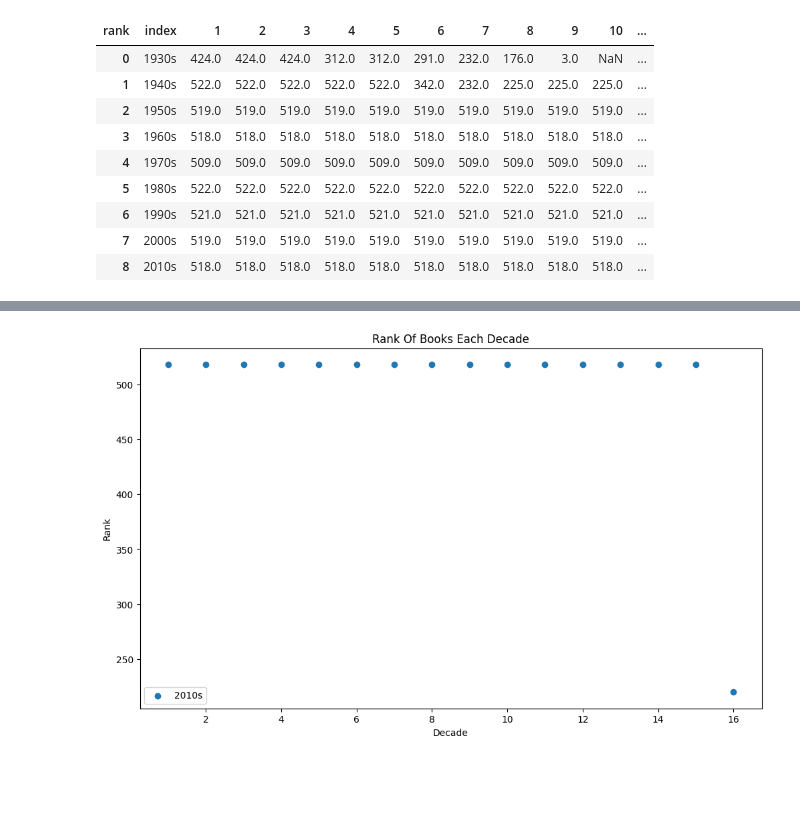
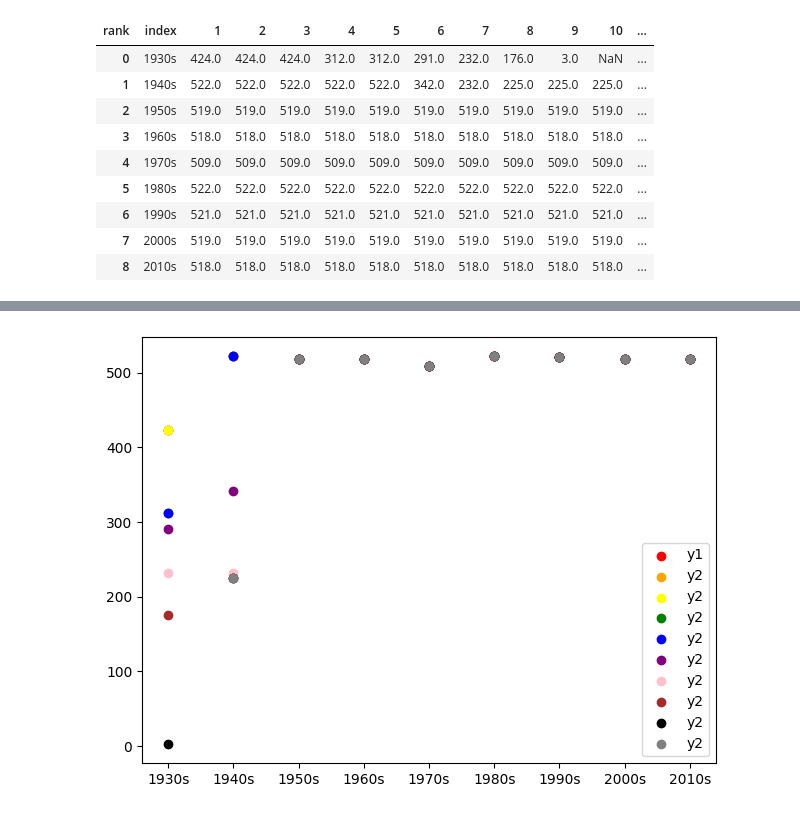
Before and after one commit to ada-xo-xo/dsrp, a Jupyter notebook: DSRP_2026_Adanna_Oji.ipynb, the cells around one changed output, grey strips where cells are left out. Cells and saved outputs as stored; diff of their text form; code cells hidden in the pictures; blank space fills up the shorter version.

Commit message:
Created an another visualization that aimed to plot how many books of each rank get plotted each decade

```diff
--- a/DSRP_2026_Adanna_Oji.ipynb
+++ b/DSRP_2026_Adanna_Oji.ipynb
@@ -353,38 +340,0 @@ plt.show()
-# %%
-
-x_decade_labels = ['1930s', '1940s', '1950s', '1960s', '1970s', '1980s', '1990s', '2000s', '2010s']
-y_rank_col = 'rank'
-
-# Initialize the plot
-fig, ax = plt.subplots(figsize=(12, 7))
-
-ax.scatter(x=final_rankings_per_decade_df[y_rank_col], y=final_rankings_per_decade_df[decade_col], label=decade_col)
-
-ax.set_title('Number of Books at Each Rank Per Decade')
-ax.set_xlabel('Count')
-ax.set_ylabel('Decade')
-#ax.legend(title='Decade')
-
-
-
-#final_rankings_per_decade_df.plot.scatter([x1,x2,x3,x4,x5,x6,x7,x8,x9], y)
-
-
-#plt.scatter(x1, y, label="1")
-#plt.scatter(x2, y, label="2")
-#plt.scatter(x3, y, label="3")
-#plt.scatter(x4, y, label="4")
-#plt.scatter(x5, y, label="5")
-#plt.scatter(x6, y, label="6")
-#plt.scatter(x7, y, label="7")
-#plt.scatter(x8, y, label="8")
-#plt.scatter(x9, y, label="9")
-
-
-plt.title('Rank Of Books Each Decade')
-plt.xlabel('Decade')
-plt.ylabel('Rank')
-plt.legend()
-plt.show()
-# %% [output]
-[figure, removed]
@@ -432,0 +341,32 @@ plt.show()
+# %%
+#I give up on this plot, nothing much to analyze anyway so no need to bother polishing it
+
+plt.scatter(df_transposed['index'], df_transposed[1], color='red', label='y1', zorder=1)
+
+plt.scatter(df_transposed['index'], df_transposed[2], color='orange', label='y2', zorder=2)
+
+plt.scatter(df_transposed['index'], df_transposed[3], color='yellow', label='y2', zorder=2)
+
+plt.scatter(df_transposed['index'], df_transposed[4], color='green', label='y2', zorder=2)
+
+plt.scatter(df_transposed['index'], df_transposed[5], color='blue', label='y2', zorder=2)
+
+plt.scatter(df_transposed['index'], df_transposed[6], color='purple', label='y2', zorder=2)
+
+plt.scatter(df_transposed['index'], df_transposed[7], color='pink', label='y2', zorder=2)
+
+plt.scatter(df_transposed['index'], df_transposed[8], color='brown', label='y2', zorder=2)
+
+plt.scatter(df_transposed['index'], df_transposed[9], color='black', label='y2', zorder=2)
+
+plt.scatter(df_transposed['index'], df_transposed[10], color='gray', label='y2', zorder=2)
+
+
+ax.set_title('Number of Books at Each Rank Per Decade')
+ax.set_xlabel('Rank')
+ax.set_ylabel('Number of Books (Count)')
+plt.legend()
+plt.tight_layout()
+plt.show()
+# %% [output]
+[figure, added]
```
Also changed, not shown: parts of 2 cells of this notebook.
